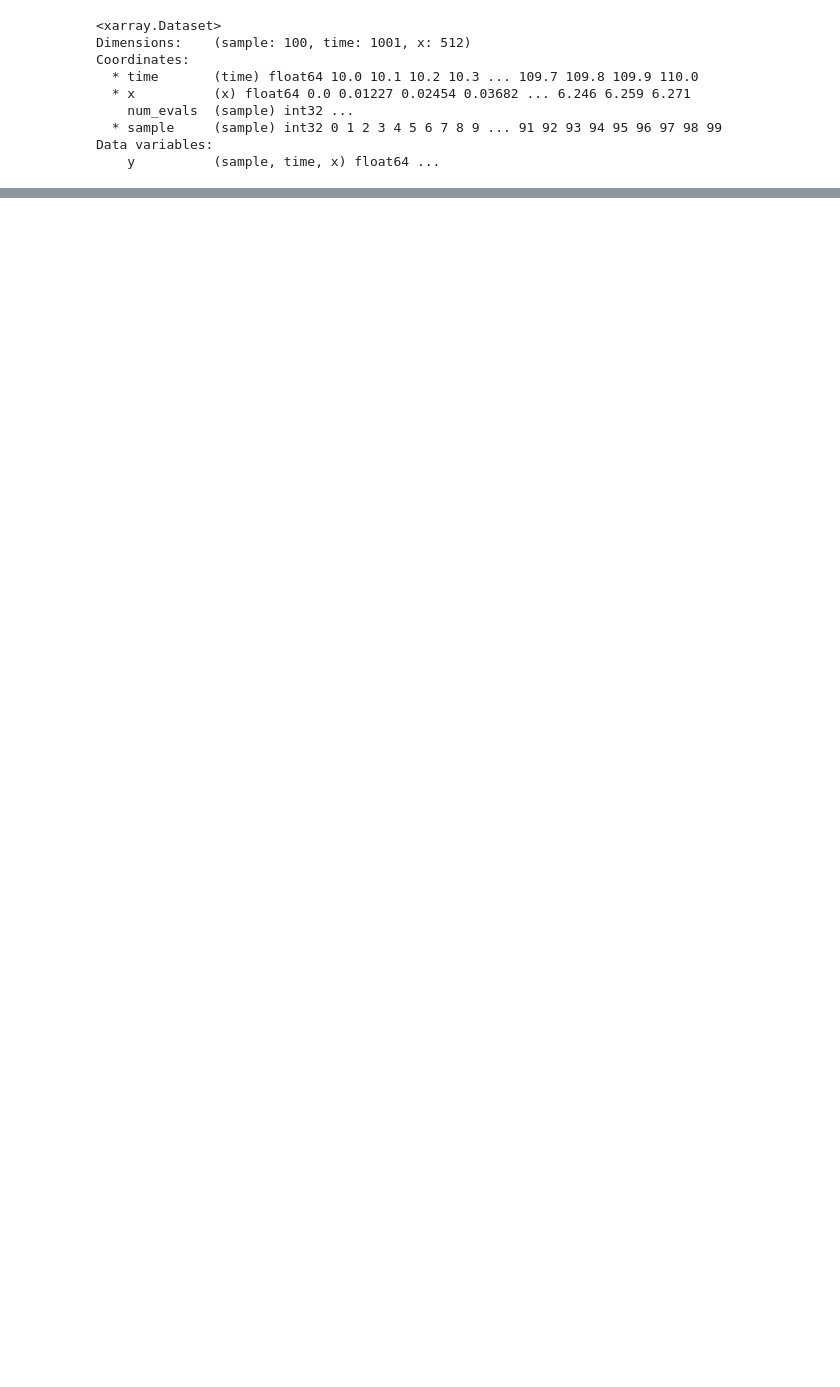
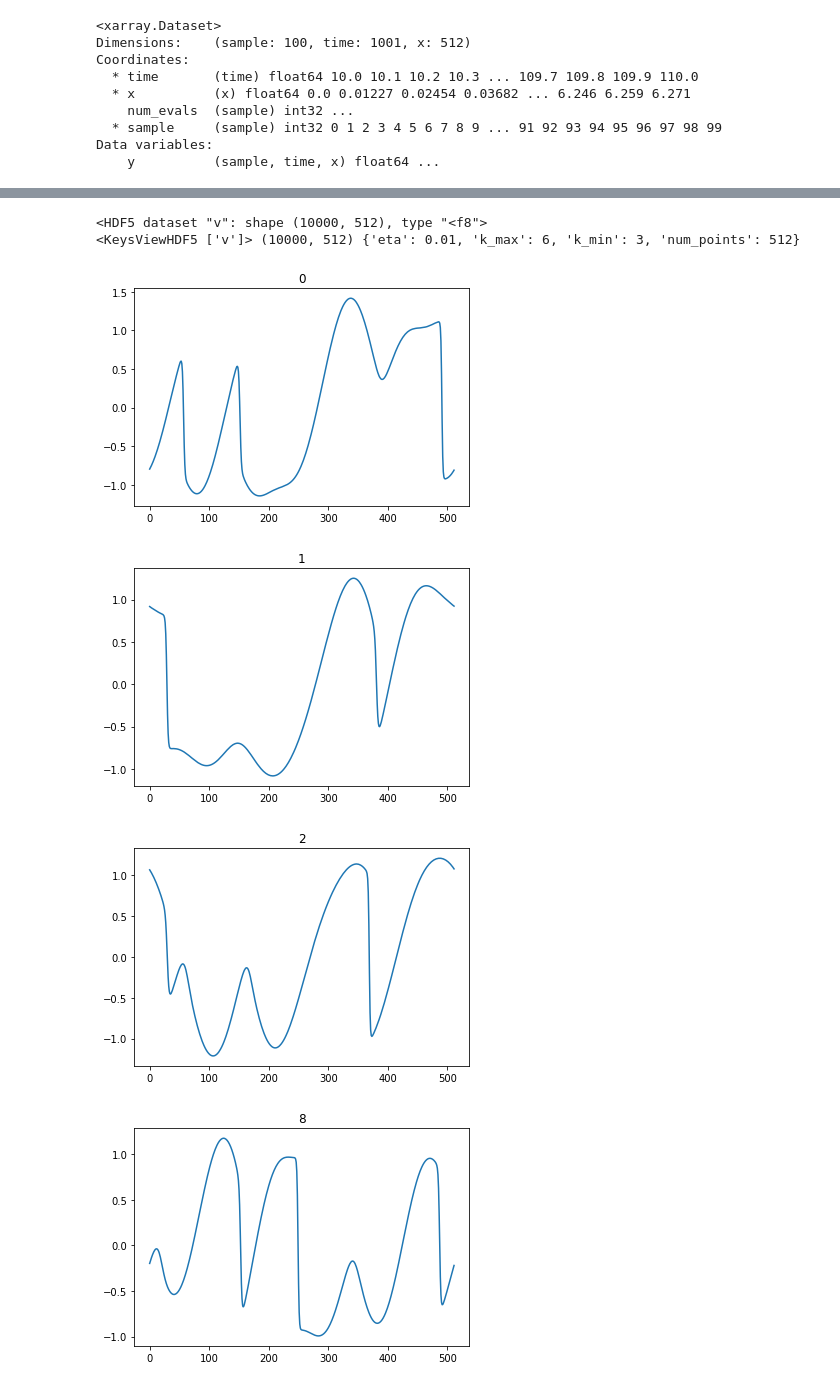
Before and after one commit to mengcz13/data-driven-discretization-1d, a Jupyter notebook: notebooks/check_data.ipynb, the cells around one changed output, grey strips where cells are left out. Cells and saved outputs as stored; diff of their text form; code cells hidden in the pictures; blank space fills up the shorter version.

```diff
--- a/notebooks/check_data.ipynb
+++ b/notebooks/check_data.ipynb
@@ -26,0 +60,20 @@ with utils.read_h5py('../data/burgers.h5') as f:
+# %%
+from pde_superresolution import utils
+
+with utils.read_h5py('../data/burgers_ref.h5') as f:
+    print(f['v'])
+    snapshots = f['v'][...]
+    equation_kwargs = {k: v.item() for k, v in f.attrs.items()}
+    print(f.keys(), snapshots.shape, equation_kwargs)
+
+for k in [0, 1, 2, 8, 9, 10]:
+    plt.figure()
+    plt.plot(snapshots[k, :])
+    plt.title(k)
+# %% [output]
+<HDF5 dataset "v": shape (10000, 512), type "<f8">
+<KeysViewHDF5 ['v']> (10000, 512) {'eta': 0.01, 'k_max': 6, 'k_min': 3, 'num_points': 512}
+[figure, added]
+[figure, added]
+[figure, added]
+[figure, added]
```
Also changed, not shown: parts of 14 cells of this notebook, 5 other files.
